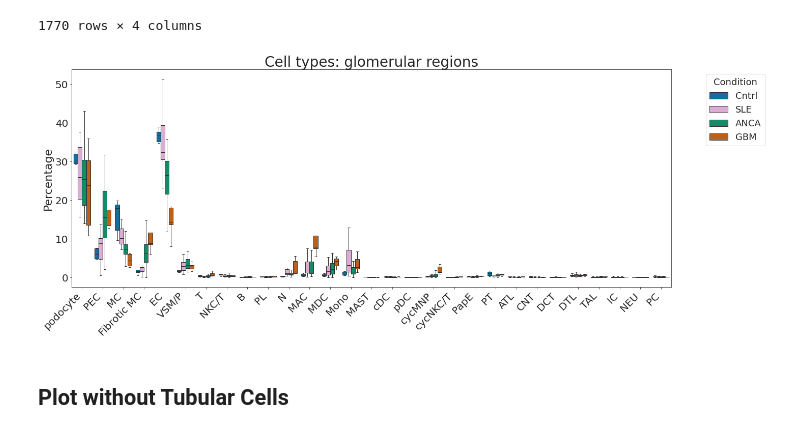
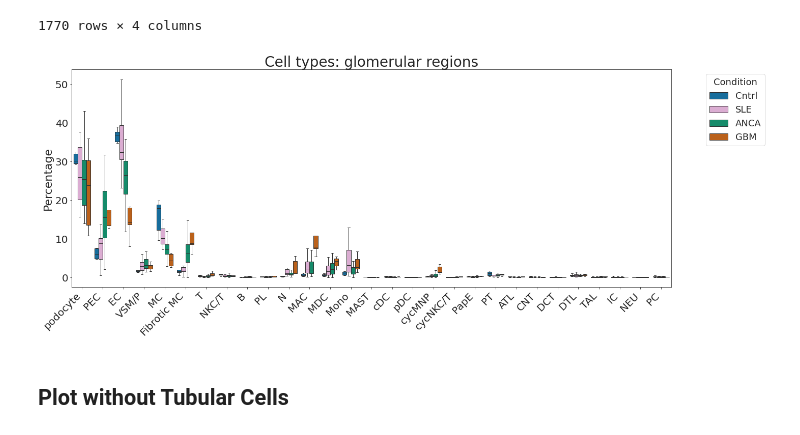
Before and after one commit to Zeba-Sultana/xenium-cgn, a Jupyter notebook: notebooks/12_CellTypeProportions_BoxPlots/s01_CellComposition_Gloms.ipynb, the cells around one changed output. Cells and saved outputs as stored; diff of their text form; code cells hidden in the pictures.

Commit message:
updated the Ext fig sample wise stacked barplots and boxplots for correcr cell type names and order

```diff
--- a/notebooks/12_CellTypeProportions_BoxPlots/s01_CellComposition_Gloms.ipynb
+++ b/notebooks/12_CellTypeProportions_BoxPlots/s01_CellComposition_Gloms.ipynb
@@ -268,44 +268,52 @@ custom_palette = {
     'GBM': '#d55e00'
 }
 
+#cell_type_order = [
+#    'podocyte', 'PEC', 'MC', 'Fibrotic MC', 'EC','VSM/P',
+#    'T', 'NKC/T', 'B', 'PL', 'N', 'MAC', 'MDC', 'Mono', 'MAST', 'cDC', 'pDC', 'cycMNP', 'cycNKC/T',
+#    'PapE', 'PT', 'ATL', 'CNT', 'DCT', 'DTL', 'TAL', 'IC', 'NEU', 'PC'
+#]
+
 cell_type_order = [
-    'podocyte', 'PEC', 'MC', 'Fibrotic MC', 'EC','VSM/P',
+    'podocyte', 'PEC', 'EC','VSM/P','MC','Fibrotic MC',
     'T', 'NKC/T', 'B', 'PL', 'N', 'MAC', 'MDC', 'Mono', 'MAST', 'cDC', 'pDC', 'cycMNP', 'cycNKC/T',
     'PapE', 'PT', 'ATL', 'CNT', 'DCT', 'DTL', 'TAL', 'IC', 'NEU', 'PC'
 ]
+
+
 
 
 plt.figure(figsize=(20, 8))
 sns.boxplot(
     data=df_sampleXcelltypes_long,
     x='Cell_Type',
     y='Percentage',
     hue='condition',
     palette=custom_palette,
     order=cell_type_order,
     showfliers=False
 )
 
 
 title_fontsize = 28
 label_fontsize = 22
 tick_fontsize = 20
 legend_fontsize = 18
 
 plt.title('Cell types: glomerular regions', fontsize=title_fontsize)
 plt.xlabel("")
 plt.ylabel('Percentage', fontsize=label_fontsize)
 plt.xticks(rotation=45, fontsize=tick_fontsize, ha='right', va='top')
 plt.yticks(fontsize=tick_fontsize)
 plt.legend(title='Condition', title_fontsize=legend_fontsize, fontsize=legend_fontsize, bbox_to_anchor=(1.05, 1), loc='upper left')
 
 # Show the plot
 plt.tight_layout()
 plt.savefig("./output/Boxplot_CellType_Percentages_glom.png")
 plt.savefig("./output/Boxplot_CellType_Percentages_glom.pdf")
 plt.show()
 # %% [output]
-[figure, old version]
+[figure, new version]
 # %% [markdown]
 ## Plot without Tubular Cells
 # %%
```
Also changed, not shown: parts of 1 cell of this notebook, 3 other files.
